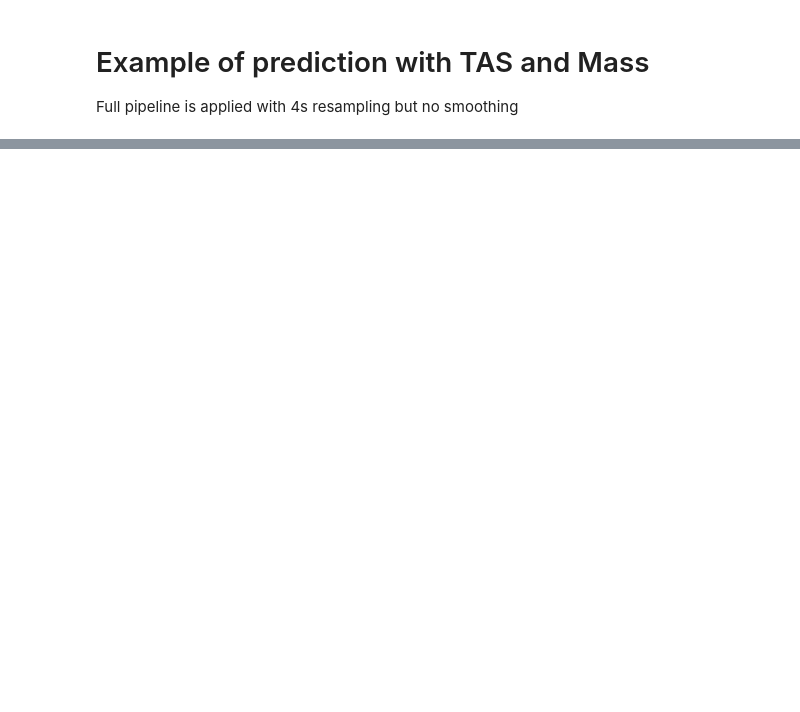
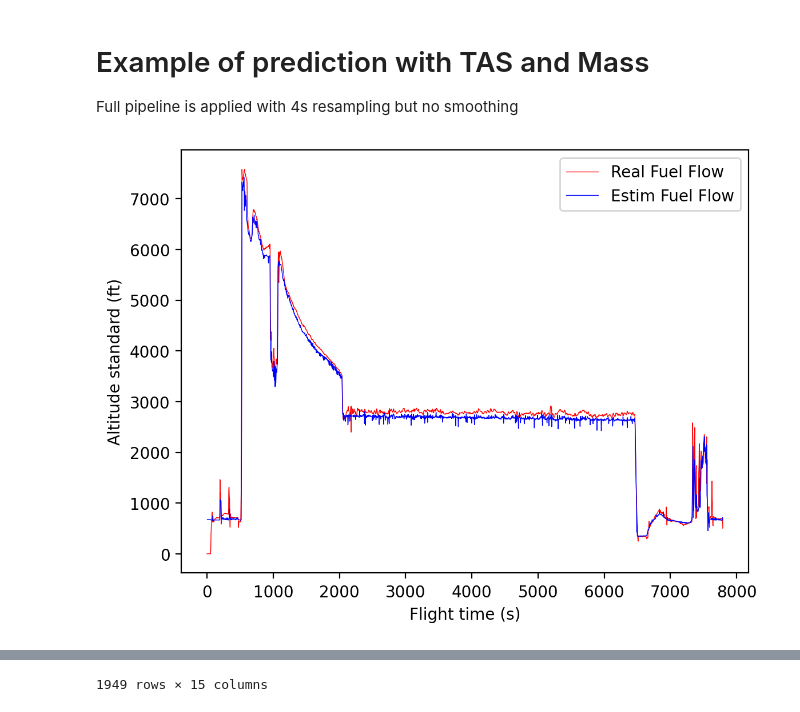
Before and after one commit to DGAC/Acropole, a Jupyter notebook: examples/examples.ipynb, the cells around one changed output, grey strips where cells are left out. Drawn from its saved outputs; the diff is of its cells as text; code cells hidden in the pictures; blank space fills up the shorter version.

```diff
--- a/examples/examples.ipynb
+++ b/examples/examples.ipynb
@@ -143,13 +145,15 @@ plt.show()
 Full pipeline is applied with 4s resampling but no smoothing
 # %%
 plt.figure(dpi=200)
-df2 = trajectory.trajectory_process(df, tas=COL_TRUE_AIR_SPD_KT, mass_kg=__COL_MASS_KG,
+df2 = trajectory.trajectory_process(df, tas=COL_TRUE_AIR_SPD_KT, mass_kg=COL_MASS_KG,
                                     cols_keep=cols_keep, cols_smooth=cols_smooth, cols_resample=cols_resample)
 df2 = df2[cols_out]
 plt.plot(df2[COL_FLIGHT_TIME], 2*df2[COL_FUEL_FLOW_KGH], color='r',lw=0.5, label="Real Fuel Flow")
 plt.plot(df2[COL_FLIGHT_TIME], df2[COL_ESTIM_FUEL_FLOW_KGH], color='b',lw=0.5, label="Estim Fuel Flow")
 plt.xlabel("Flight time (s)")
 plt.ylabel("Altitude standard (ft)")
 plt.legend()
 plt.show()
 df2
+# %% [output]
+[figure, added]
@@ -155,0 +172 @@ df2
+1949 rows × 15 columns
```
Also changed, not shown: parts of 3 cells of this notebook, 1 other file.
